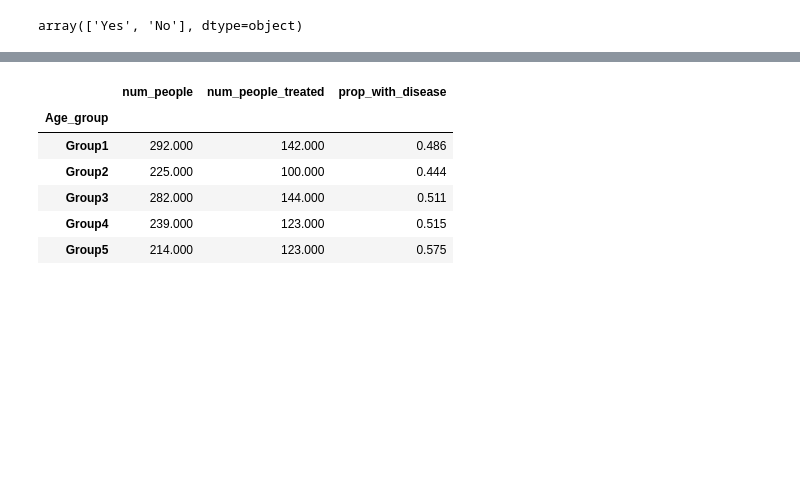
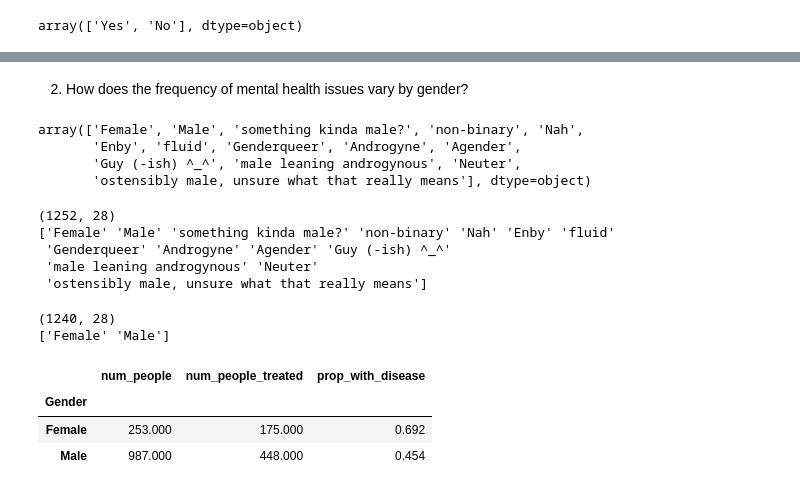
Before and after one commit to kvlrdhrs/DI-Bootcamp, a Jupyter notebook: Week4/Day5/Mini-project 1/ML.ipynb, the cells around one changed output, grey strips where cells are left out. Cells and saved outputs as stored; diff of their text form; code cells hidden in the pictures; blank space fills up the shorter version.

```diff
--- a/Week4/Day5/Mini-project 1/ML.ipynb
+++ b/Week4/Day5/Mini-project 1/ML.ipynb
@@ -268,12 +254,45 @@ display(data_temp1.style.format("{:.3f}").background_gradient(cmap='Blues', axis
-# %%
-data_temp2 = df.pivot_table(index='Age_group', values='treatment', aggfunc=['count', 'sum', 'mean'])
-data_temp2.columns = ['num_people', 'num_people_treated', 'prop_with_disease']
-display(data_temp2.style.format("{:.3f}").background_gradient(cmap='Blues', axis=0))
-# %% [output]
-|  | num_people | num_people_treated | prop_with_disease |
-| Age_group |  |  |  |
-| Group1 | 292.000 | 142.000 | 0.486 |
-| Group2 | 225.000 | 100.000 | 0.444 |
-| Group3 | 282.000 | 144.000 | 0.511 |
-| Group4 | 239.000 | 123.000 | 0.515 |
-| Group5 | 214.000 | 123.000 | 0.575 |
+# %% [markdown]
+2. How does the frequency of mental health issues vary by gender?
+# %%
+df2 = df.copy()
+# %%
+# clean 'gender'
+
+df2 = df2.replace(['man', 'Male ', 'm', 'maile', 'Male (CIS)','Cis Man' ,'Cis Male', 'msle', 'Mail', 'Make', 'Mal', 'Malr', 'Male-ish',
+              'Man', 'M', 'male', 'cis male'], 'Male')
+# %%
+df2 = df2.replace(['female','Cis Female', 'F', 'Woman', 'f', 'queer/she/they','Female (cis)', 'femail', 'Trans-female','Femake', 'woman', 'Female ',
+             'cis-female/femme', 'Trans woman', 'Female (trans)', 'queer'], 'Female')
+# %%
+df2['Gender'].unique()
+# %% [output]
+array(['Female', 'Male', 'something kinda male?', 'non-binary', 'Nah',
+       'Enby', 'fluid', 'Genderqueer', 'Androgyne', 'Agender',
+       'Guy (-ish) ^_^', 'male leaning androgynous', 'Neuter',
+       'ostensibly male, unsure what that really means'], dtype=object)
+# %%
+print(df2.shape)
+print(df2['Gender'].unique())
+# %% [output]
+(1252, 28)
+['Female' 'Male' 'something kinda male?' 'non-binary' 'Nah' 'Enby' 'fluid'
+ 'Genderqueer' 'Androgyne' 'Agender' 'Guy (-ish) ^_^'
+ 'male leaning androgynous' 'Neuter'
+ 'ostensibly male, unsure what that really means']
+# %%
+for x in df2.index:
+  if df2.loc[x, 'Gender'] not in ['Male', 'Female']:
+    df2.drop(x, inplace=True)
+# %%
+print(df2.shape)
+print(df2['Gender'].unique())
+# %% [output]
+(1240, 28)
+['Female' 'Male']
+# %%
+que('Gender', df2)
+# %% [output]
+|  | num_people | num_people_treated | prop_with_disease |
+| Gender |  |  |  |
+| Female | 253.000 | 175.000 | 0.692 |
+| Male | 987.000 | 448.000 | 0.454 |
```
Also changed, not shown: parts of 12 cells of this notebook.
